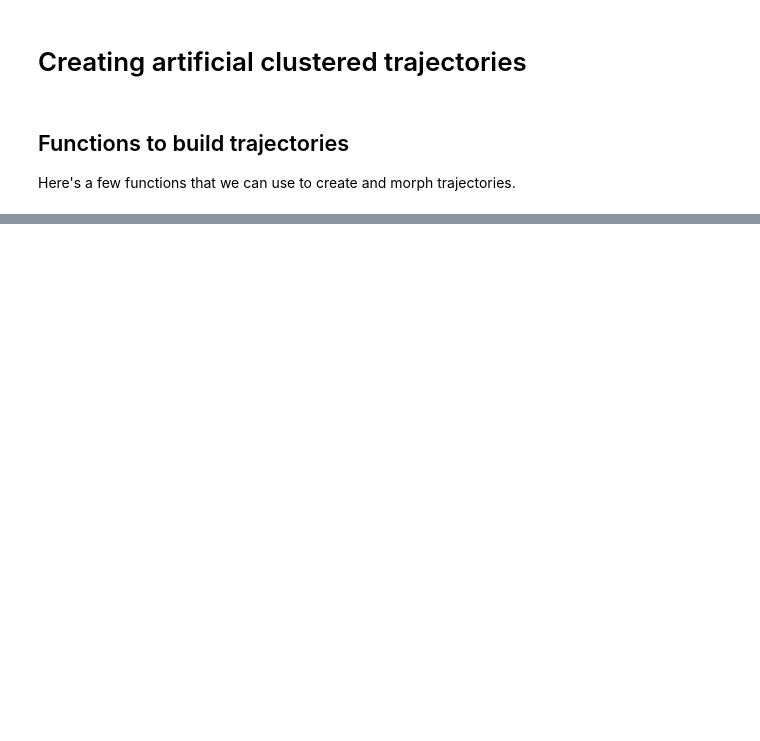
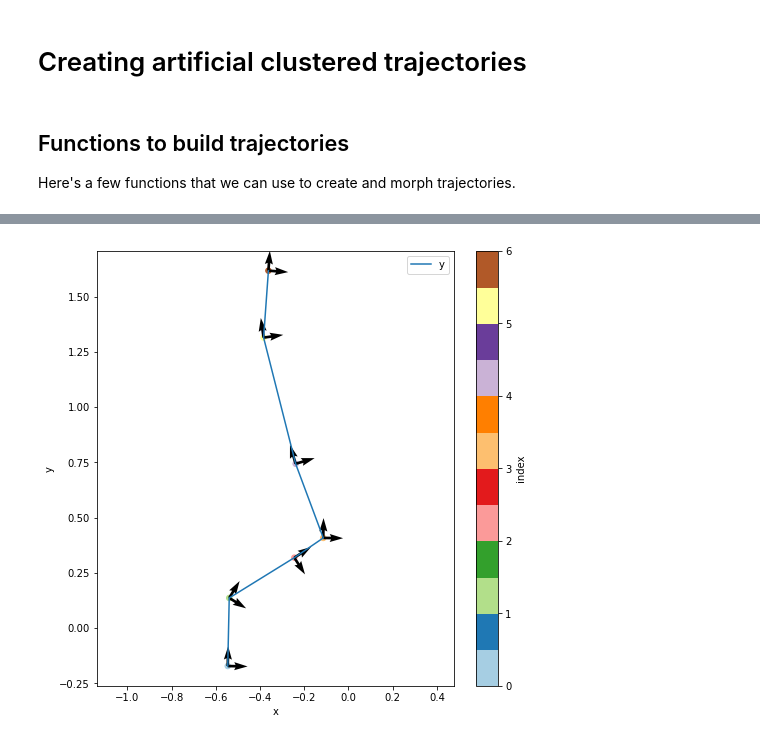
Before and after one commit to willirath/lagrangian_trajectory_clustering, a Jupyter notebook: notebooks/2021-05-13_creating_artificial_trajectories_WIP.ipynb, the cells around one changed output, grey strips where cells are left out. Saved outputs shown, nothing was run; the diff lists cells and outputs as text; code cells hidden in the pictures; blank space fills up the shorter version.

Commit message:
Show along/cross track morphing

```diff
--- a/notebooks/2021-05-13_creating_artificial_trajectories_WIP.ipynb
+++ b/notebooks/2021-05-13_creating_artificial_trajectories_WIP.ipynb
@@ -16,11 +17,13 @@ def create_smooth_traj(number_steps=100, smooth_length=11):
     return pd.DataFrame({
         "x": np.convolve(
             np.random.normal(size=(number_steps, )),
-            window
+            window,
+            mode="valid",
         ).cumsum(),
         "y": np.convolve(
             np.random.normal(size=(number_steps, )),
-            window
+            window,
+            mode="valid",
         ).cumsum(),
     }).iloc[:number_steps]
 # %%
@@ -207,0 +43,24 @@ ax = create_traj_from_to(0, 1, 1, 1).plot(x="x", y="y");
+# %%
+def get_local_coord_system(traj):
+
+    # forward and backward (incoming diff)
+    fwd = - traj.diff(periods=-1).add_prefix("d")
+    bwd = traj.diff(periods=1).add_prefix("d")
+
+    # symmetric direction
+    # Note how we don't normalise before addition. Hence, larger steps have
+    # a stronger influence on the symmetric direction of the trajectory.
+    symm = fwd.add(bwd, axis=1) # / 2
+    symm = symm.where(~symm.isnull(), fwd.fillna(0).add(bwd.fillna(0), axis=0))
+
+    # normalize along-track directions
+    symm = symm.div(symm.apply(lambda row: sum(row ** 2) ** 0.5, axis=1), axis=0)
+
+    # rename
+    symm = symm.rename(columns={"dx": "e1x", "dy": "e1y"})
+
+    # add cross-track vector
+    symm["e2x"] = symm["e1y"]
+    symm["e2y"] = - symm["e1x"]
+
+    return symm
@@ -207,0 +69,5 @@ ax = create_traj_from_to(0, 1, 1, 1).plot(x="x", y="y");
+# %%
+traj = create_smooth_traj(number_steps=12, smooth_length=6)
+# %%
+directions = get_local_coord_system(traj)
+directions
@@ -207,0 +83,10 @@ ax = create_traj_from_to(0, 1, 1, 1).plot(x="x", y="y");
+# %%
+ax = traj.plot.line(x="x", y="y", figsize=(8, 8))
+traj.reset_index().plot.scatter(
+    x="x", y="y", marker="o", s=30, c="index", cmap="Paired", ax=ax
+);
+ax.quiver(traj["x"], traj["y"], directions["e1x"], directions["e1y"])
+ax.quiver(traj["x"], traj["y"], directions["e2x"], directions["e2y"])
+ax.axis('equal');
+# %% [output]
+[figure, added]
```
Also changed, not shown: parts of 28 cells of this notebook.
